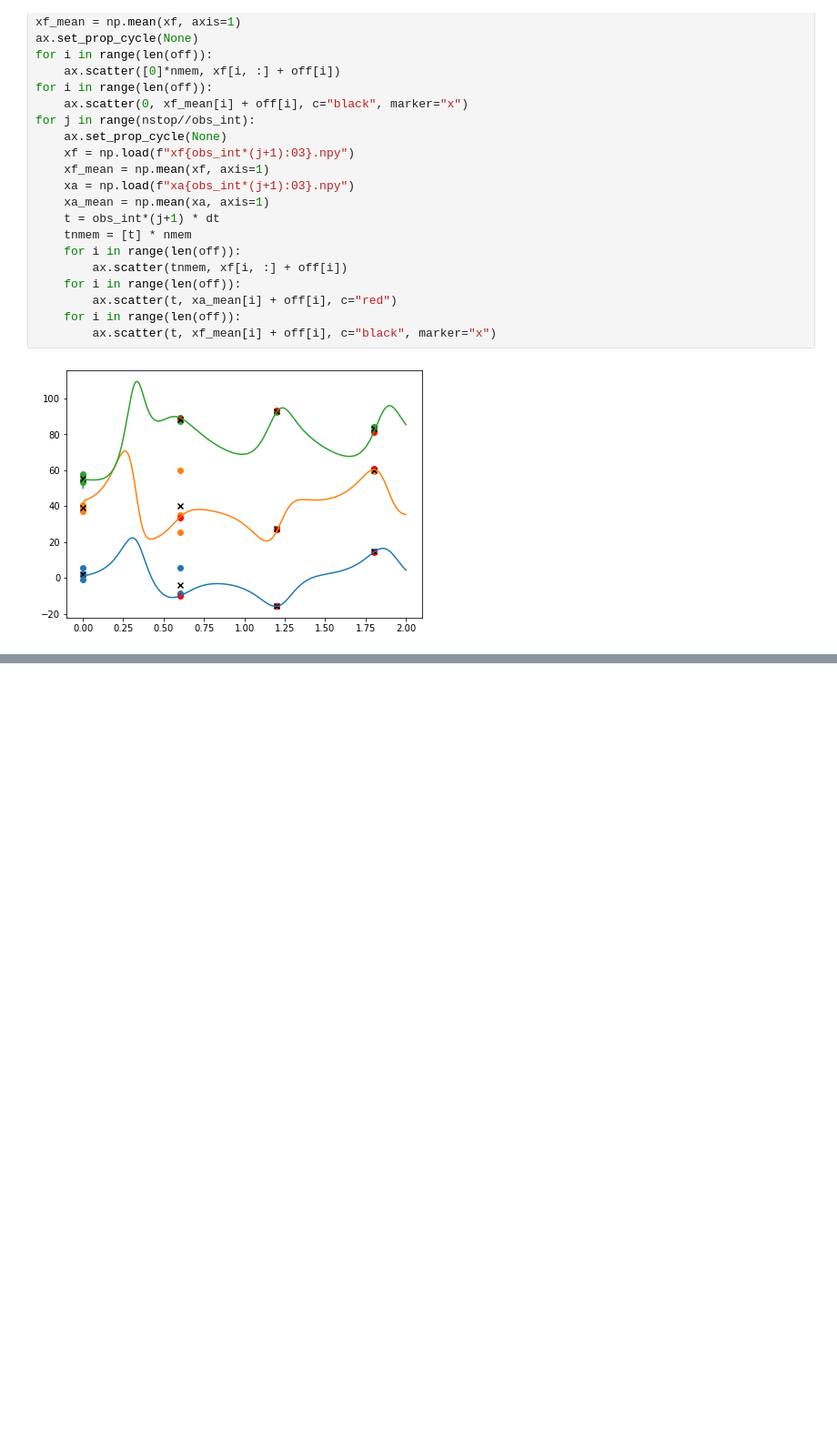
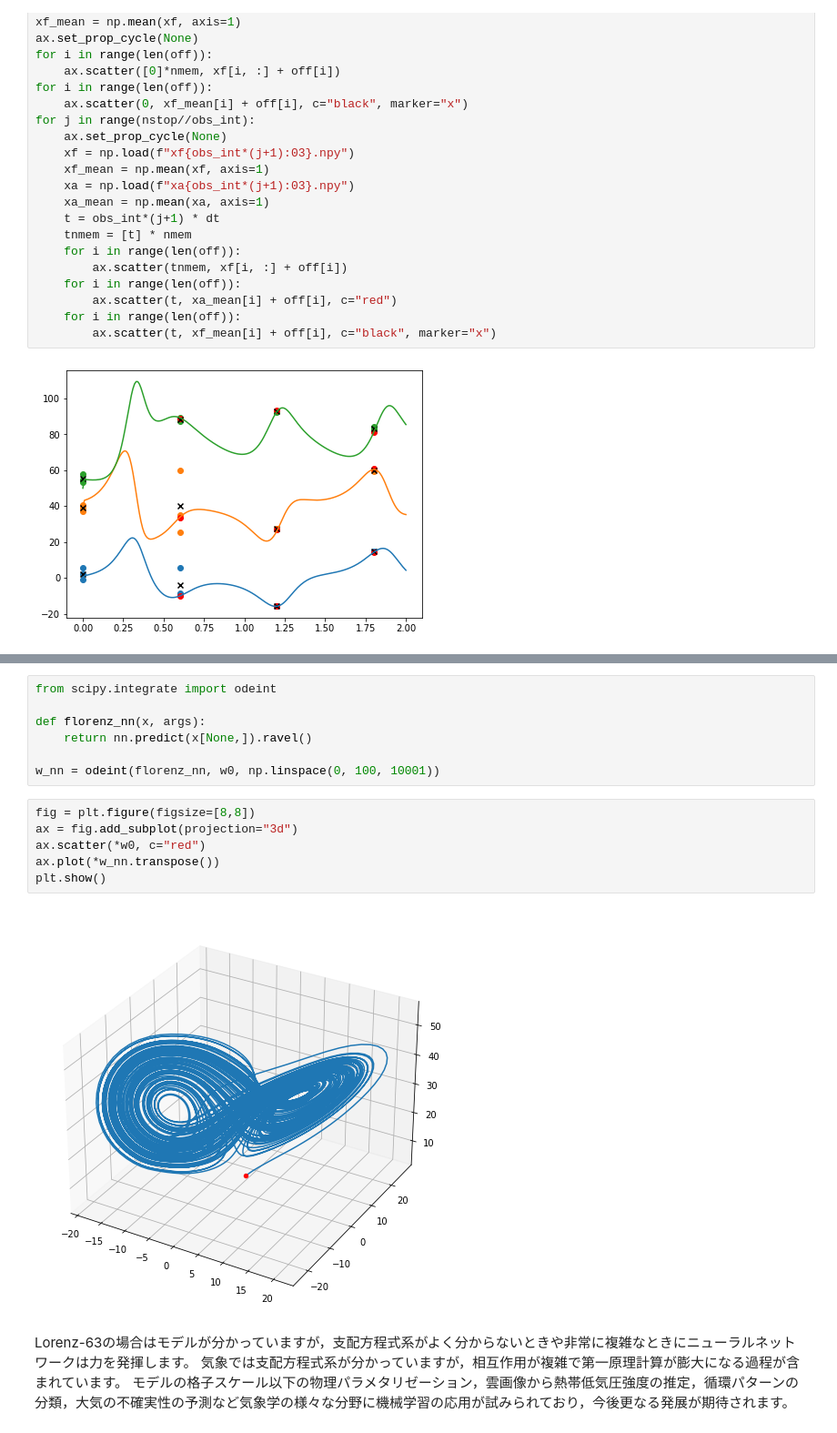
Before and after one commit to tenomoto/pymetds, a Jupyter notebook: Lorenz.ipynb, the cells around one changed output, grey strips where cells are left out. Shown: that part at 91% size. Cells and saved outputs as stored; diff of their text form; blank space fills up the shorter version.

```diff
--- a/Lorenz.ipynb
+++ b/Lorenz.ipynb
@@ -462,0 +615,20 @@ for j in range(nstop//obs_int):
+# %%
+from scipy.integrate import odeint
+
+def florenz_nn(x, args):
+    return nn.predict(x[None,]).ravel()
+
+w_nn = odeint(florenz_nn, w0, np.linspace(0, 100, 10001))
+# %%
+fig = plt.figure(figsize=[8,8])
+ax = fig.add_subplot(projection="3d")
+ax.scatter(*w0, c="red")
+ax.plot(*w_nn.transpose())
+plt.show()
+# %% [output]
+[figure, added]
+# %% [markdown]
+
+Lorenz-63の場合はモデルが分かっていますが，支配方程式系がよく分からないときや非常に複雑なときにニューラルネットワークは力を発揮します。
+気象では支配方程式系が分かっていますが，相互作用が複雑で第一原理計算が膨大になる過程が含まれています。
+モデルの格子スケール以下の物理パラメタリゼーション，雲画像から熱帯低気圧強度の推定，循環パターンの分類，大気の不確実性の予測など気象学の様々な分野に機械学習の応用が試みられており，今後更なる発展が期待されます。
```
Also changed, not shown: parts of 24 cells of this notebook, 6 other files.
